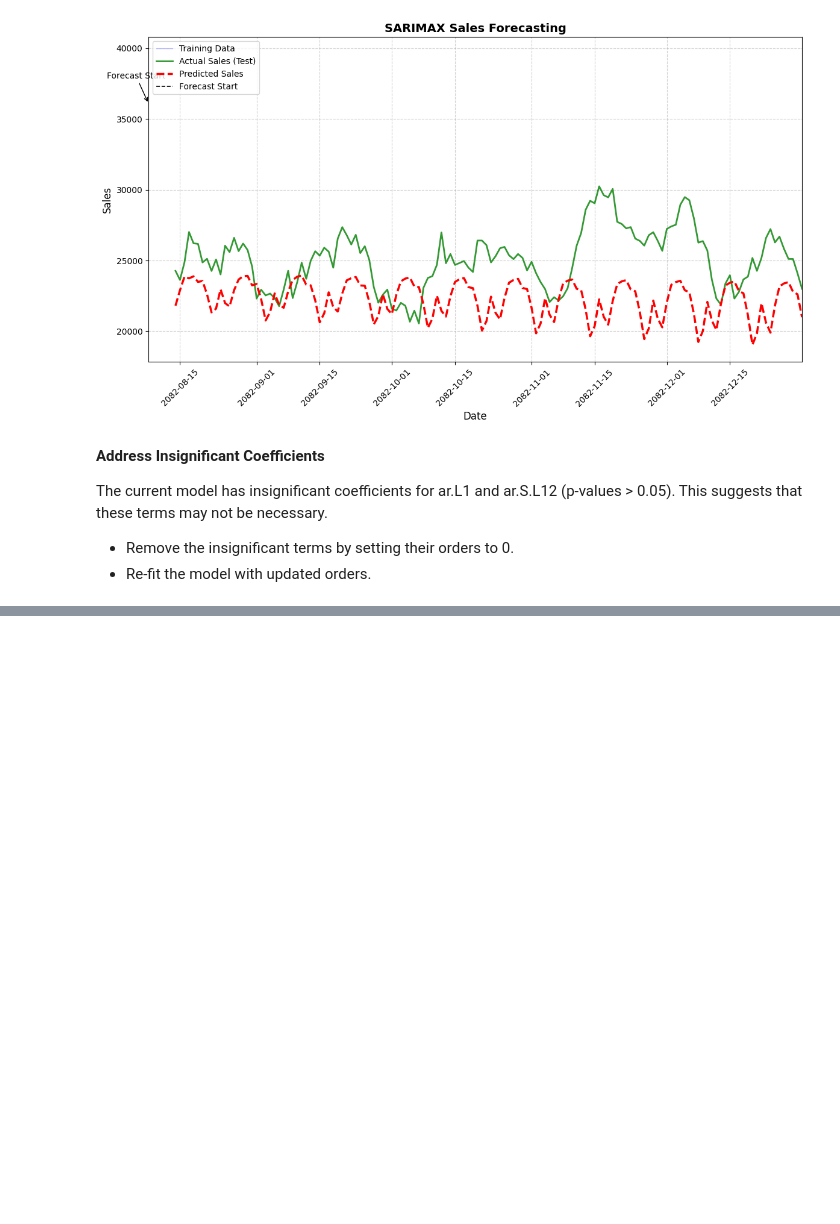
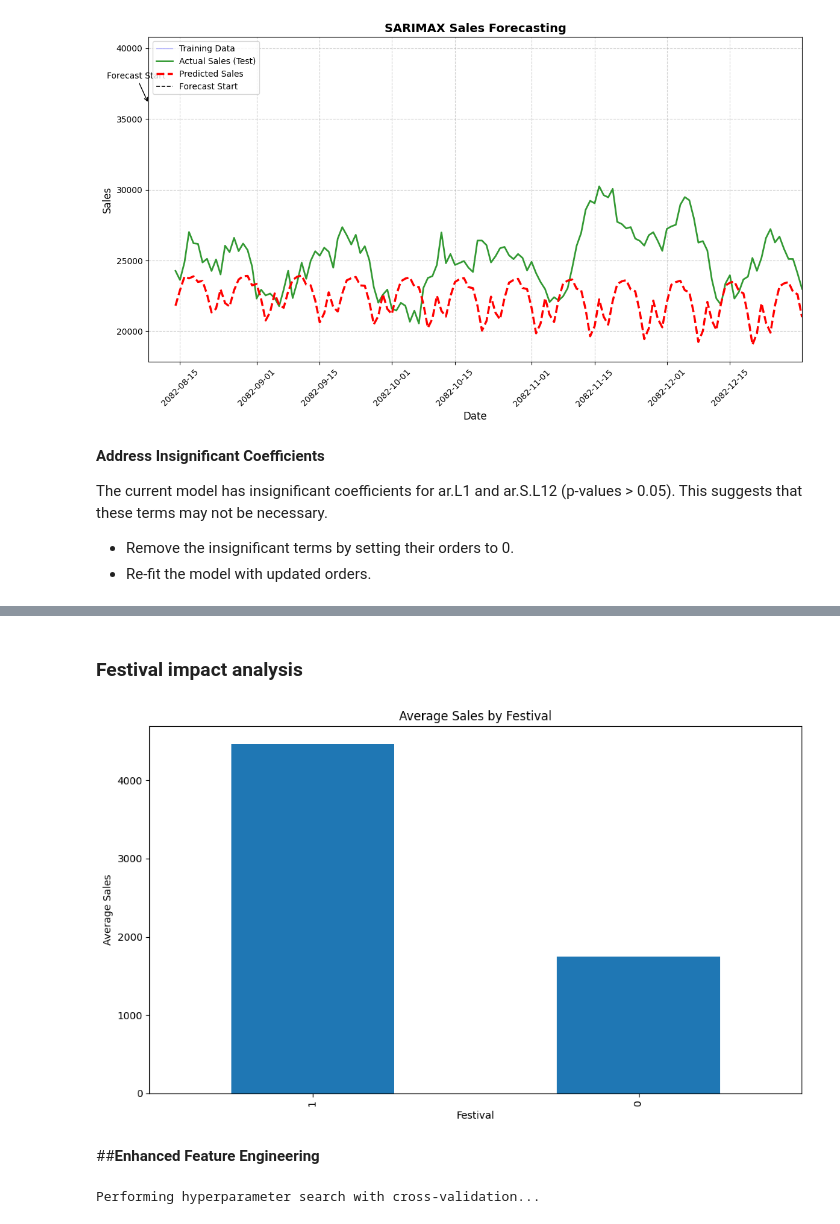
Before and after one commit to prerana30/API_Python, a Jupyter notebook: Sales_Estimate.ipynb, the cells around one changed output, grey strips where cells are left out. Drawn from its saved outputs; the diff is of its cells as text; code cells hidden in the pictures; blank space fills up the shorter version.

```diff
--- a/Sales_Estimate.ipynb
+++ b/Sales_Estimate.ipynb
@@ -400,0 +458,15 @@ The current model has insignificant coefficients for ar.L1 and ar.S.L12 (p-value
+# %% [markdown]
+### **Festival impact analysis**
+# %%
+plt.figure(figsize=(10, 6))
+festival_impact = df.groupby('Festival')['Sales'].mean().sort_values(ascending=False)
+festival_impact.plot(kind='bar', title='Average Sales by Festival')
+plt.ylabel('Average Sales')
+plt.tight_layout()
+plt.savefig('festival_impact.png')
+plt.show()
+#plt.close()
+# %% [output]
+[figure, added]
+# %% [markdown]
+##**Enhanced Feature Engineering**
@@ -400,0 +528,17 @@ The current model has insignificant coefficients for ar.L1 and ar.S.L12 (p-value
+# %%
+# Ensure all features exist in the dataframe
+exog_features = [f for f in exog_features if f in df.columns]
+
+target = 'Sales'
+
+# Cross-validation for time series (more robust than a single train-test split)
+tscv = TimeSeriesSplit(n_splits=3)
+cv_results = []
+
+# Train-test split for final evaluation
+train = df[df.index.year < 2023]  # Training: Before 2023
+test = df[df.index.year == 2023]  # Testing: 2023
+
+print("\nPerforming hyperparameter search with cross-validation...")
+# %% [output]
+Performing hyperparameter search with cross-validation...
```
Also changed, not shown: parts of 23 cells of this notebook.
